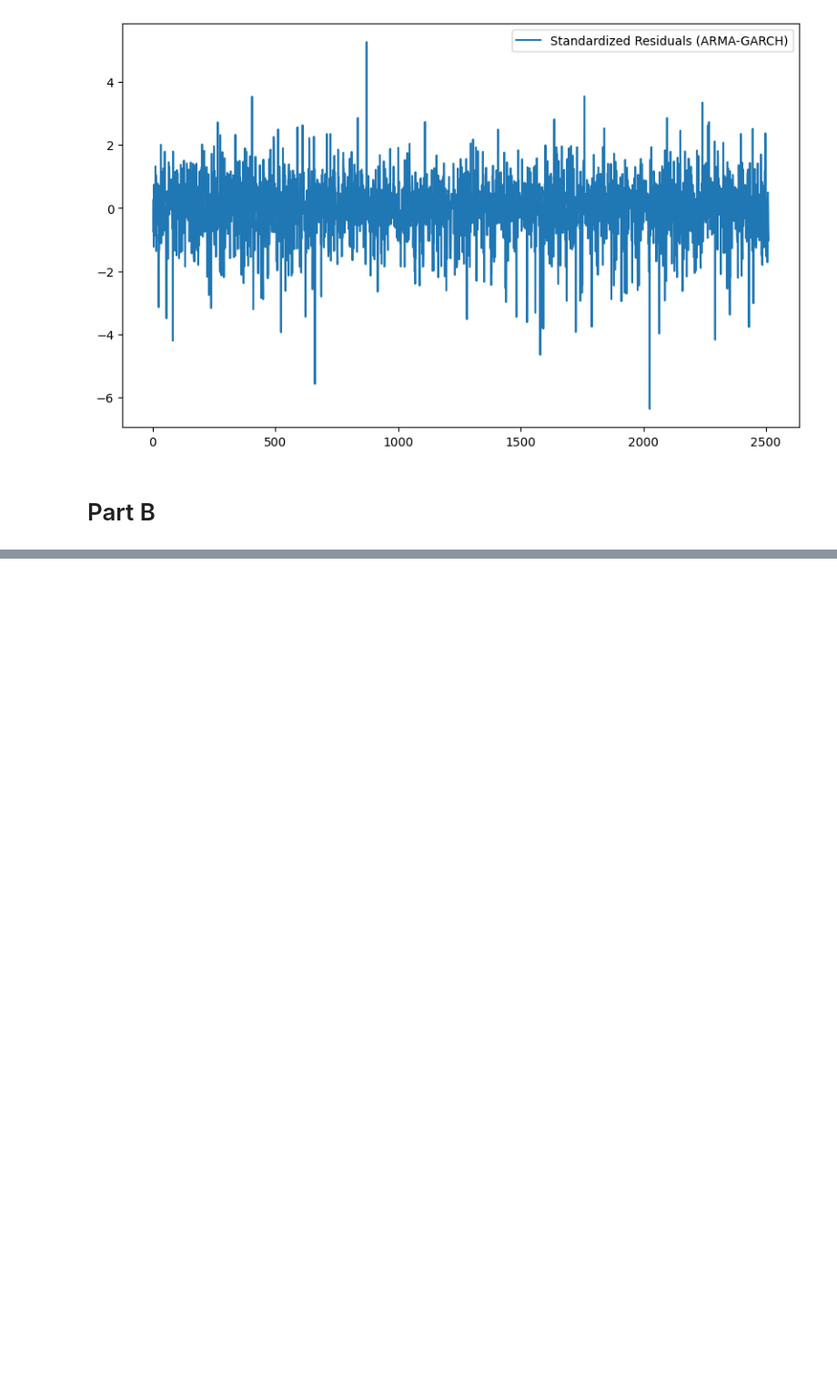
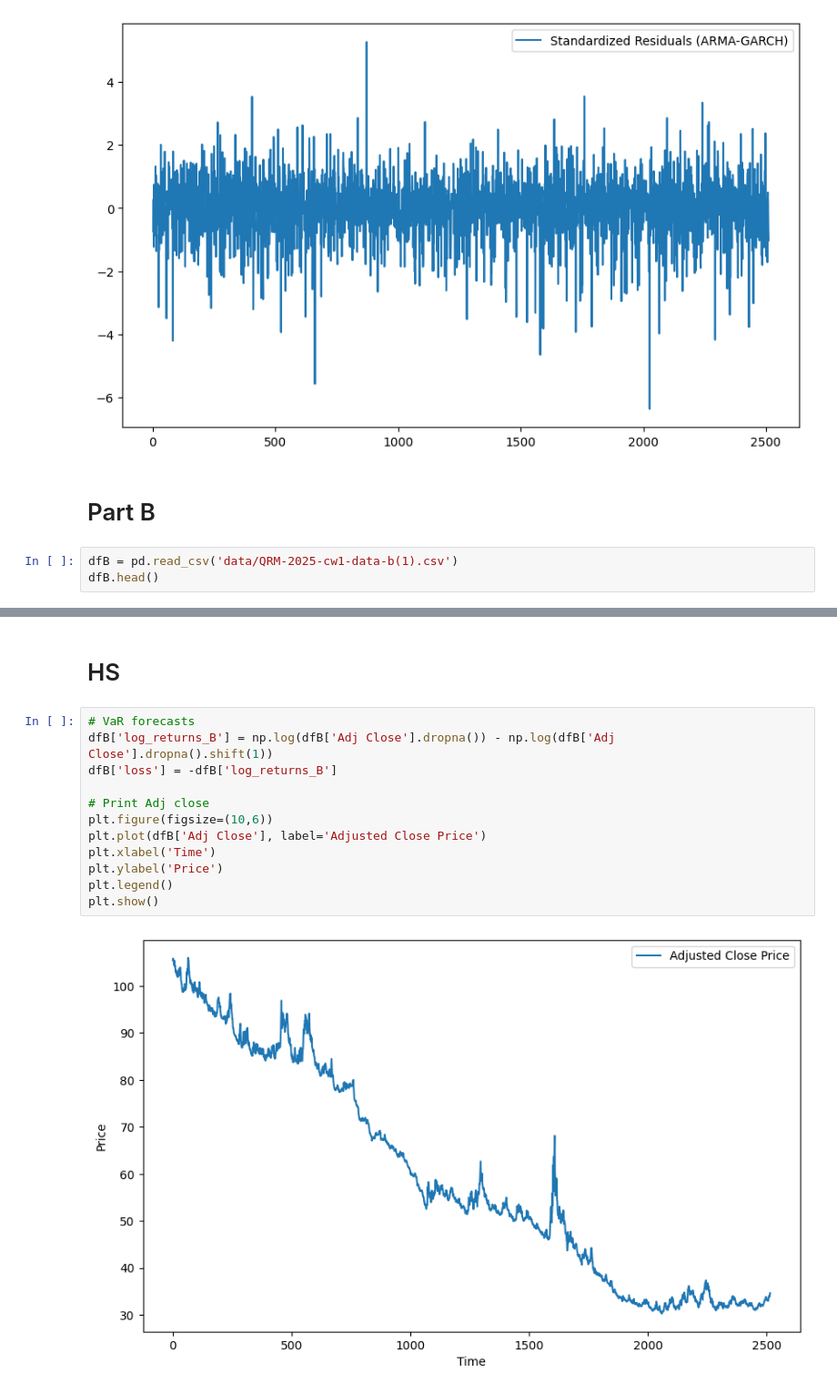
Before and after one commit to iliasra/QuantitativeRiskManagement, a Jupyter notebook: coursework1.ipynb, the cells around one changed output, grey strips where cells are left out. Shown at 91% size. Saved outputs shown, nothing was run; the diff lists cells and outputs as text; blank space fills up the shorter version.

```diff
--- a/coursework1.ipynb
+++ b/coursework1.ipynb
@@ -152,3 +152,6 @@ Covariance estimator: robust
 [figure]
 # %% [markdown]
 # Part B
+# %%
+dfB = pd.read_csv('data/QRM-2025-cw1-data-b(1).csv')
+dfB.head()
@@ -154,0 +165,16 @@ Covariance estimator: robust
+# %% [markdown]
+# HS
+# %%
+# VaR forecasts
+dfB['log_returns_B'] = np.log(dfB['Adj Close'].dropna()) - np.log(dfB['Adj Close'].dropna().shift(1))
+dfB['loss'] = -dfB['log_returns_B']
+
+# Print Adj close
+plt.figure(figsize=(10,6))
+plt.plot(dfB['Adj Close'], label='Adjusted Close Price')
+plt.xlabel('Time')
+plt.ylabel('Price')
+plt.legend()
+plt.show()
+# %% [output]
+[figure, added]
```
Also changed, not shown: parts of 10 cells of this notebook.
